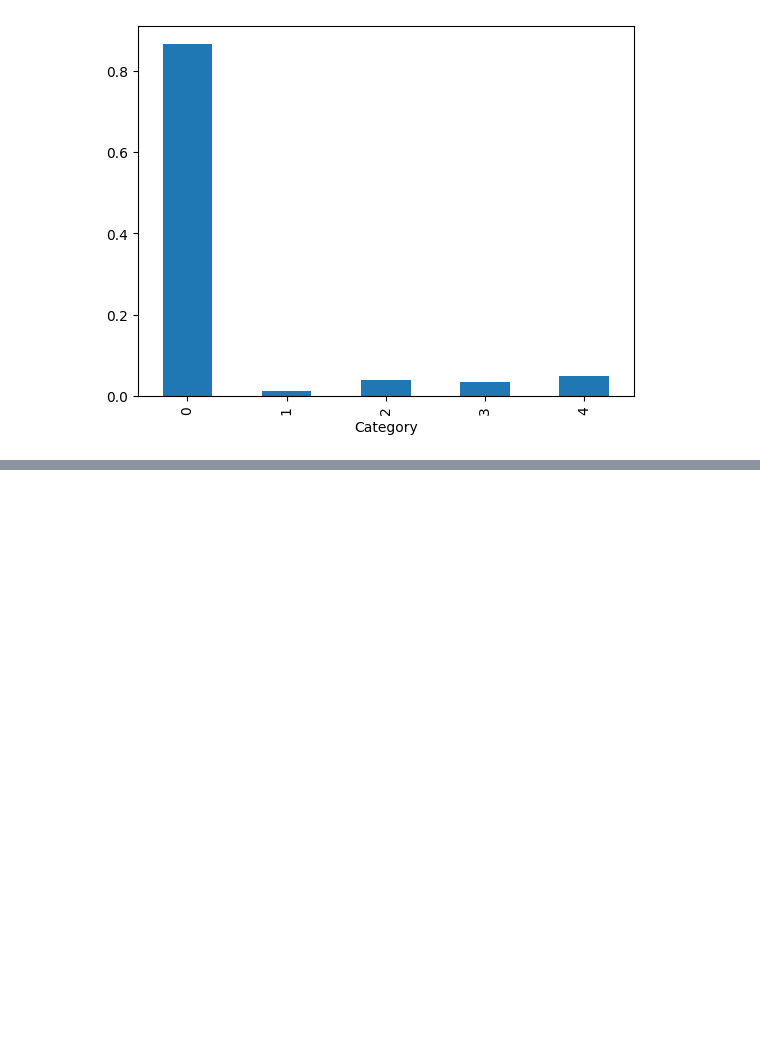
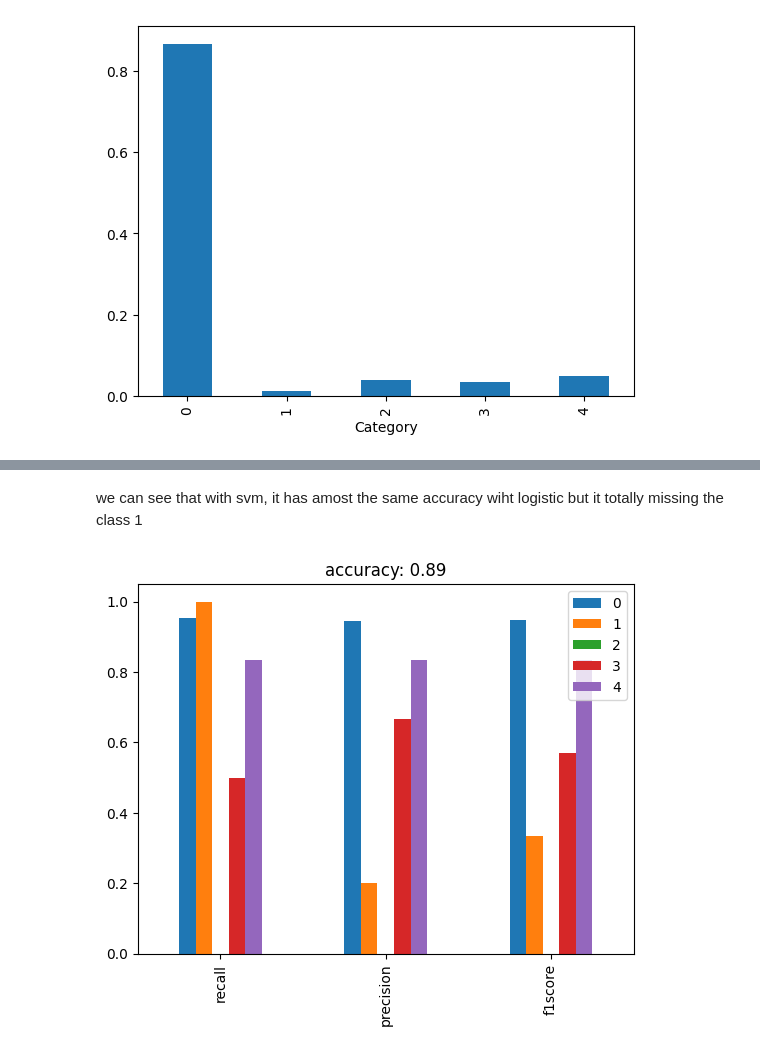
Before and after one commit to zhiyixu/ibm, a Jupyter notebook: 3.分类问题/project/HepatitisCdata.ipynb, the cells around one changed output, grey strips where cells are left out. Saved outputs shown, nothing was run; the diff lists cells and outputs as text; code cells hidden in the pictures; blank space fills up the shorter version.

```diff
--- a/3.分类问题/project/HepatitisCdata.ipynb
+++ b/3.分类问题/project/HepatitisCdata.ipynb
@@ -87,0 +205,12 @@ _  = sns.heatmap(df.corr(), annot=True, fmt=".1f")
+# %% [markdown]
+we can see that with svm, it has amost the same accuracy wiht logistic but it totally missing the class 1
+# %%
+dt =  DecisionTreeClassifier(
+    criterion='entropy',
+    max_depth=15,
+    min_samples_leaf=3,
+    random_state=RS).fit(X_train, y_train)
+y_hat = dt.predict(X_test)
+dt_performance = evaluate_metrics(y_test, y_hat)
+# %% [output]
+[figure, added]
```
Also changed, not shown: parts of 52 cells of this notebook, 2 other files.
